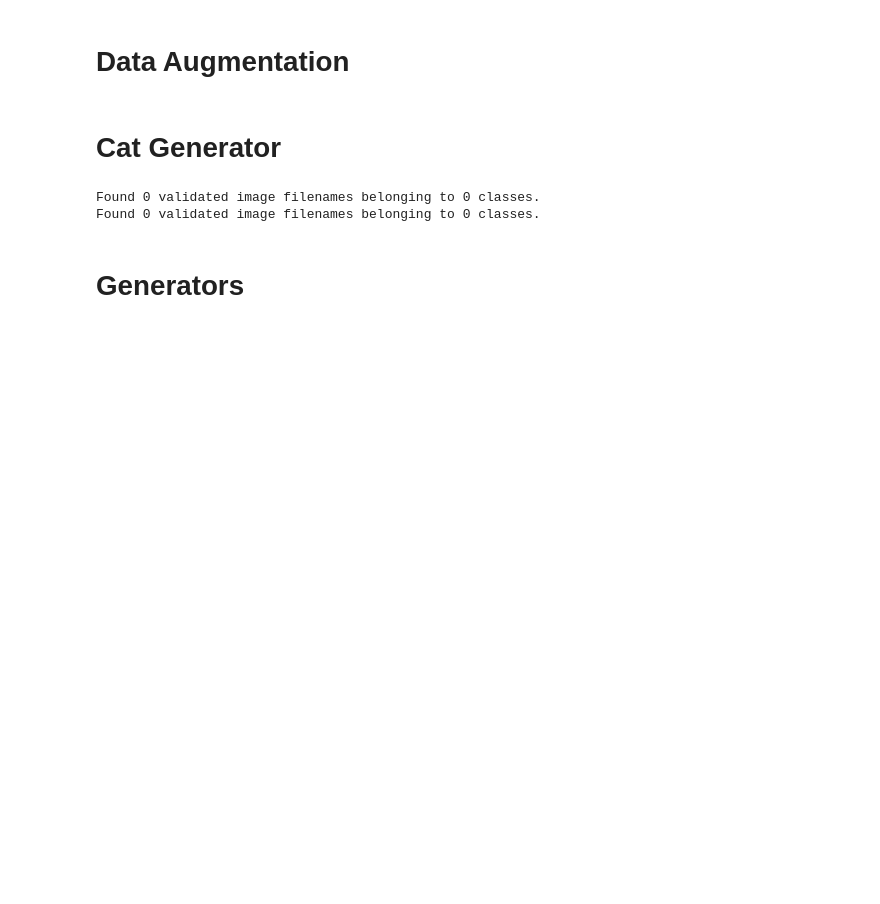
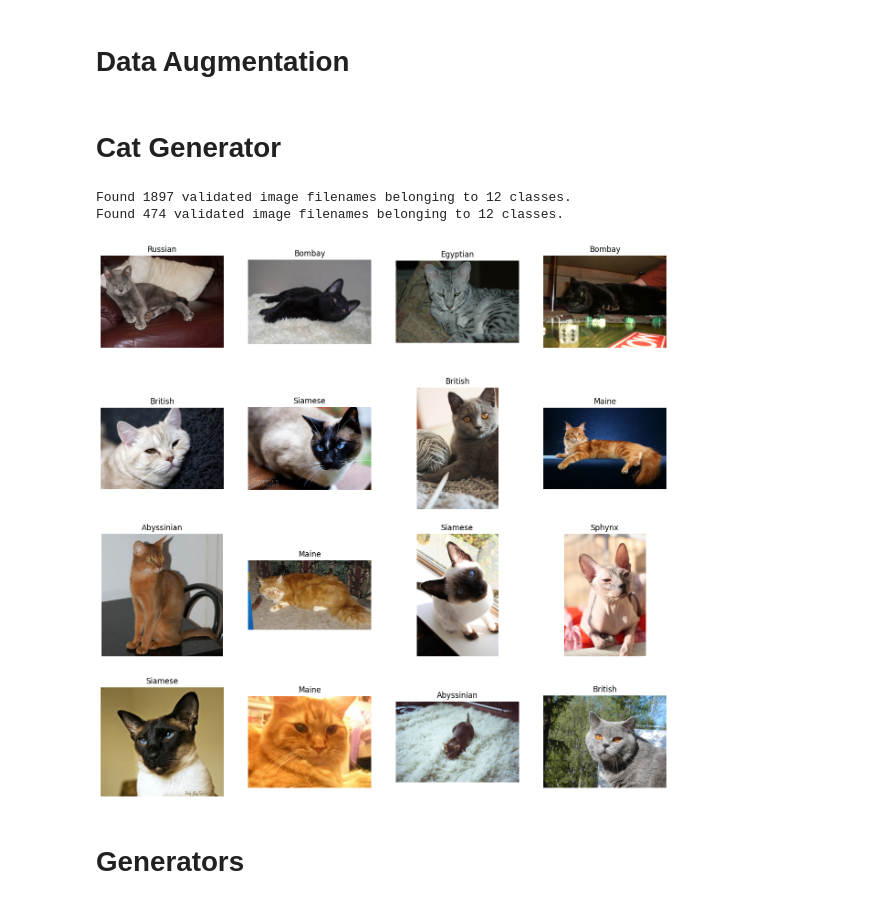
Before and after one commit to Faareh-Ahmed/Cat_and_Dog_Breed_classsification, a Jupyter notebook: CatAndDogBreed.ipynb, the cells around one changed output. Cells and saved outputs as stored; diff of their text form; code cells hidden in the pictures; blank space fills up the shorter version.

Commit message:
Cat breed Visualization

```diff
--- a/CatAndDogBreed.ipynb
+++ b/CatAndDogBreed.ipynb
@@ -211,7 +261,7 @@ def visualize_samples(datagen, row_col_len=4, figsize=None):
     classes = np.array(list(datagen.class_indices))
     labels = classes[np.array(datagen.labels)[random_indexes]]
     filepaths = pd.Series(datagen.filenames)[random_indexes]
-    filepaths = "../input/cats-and-dogs-breeds-classification-oxford-dataset/images/images/" + filepaths
+    filepaths = "/content/images/images/" + filepaths
 
     images = filepaths.apply(get_image).reset_index(drop=True)
     figsize = figsize or np.array((row_col_len, row_col_len)) * 4
@@ -274,7 +324,7 @@ def datagen_flow_dataframe(df,train_datagen,validation_datagen):
 
     train_gen_flow = train_datagen.flow_from_dataframe(
         dataframe=df,
-        directory='../input/cats-and-dogs-breeds-classification-oxford-dataset/images/images',
+        directory='/content/images/images',
         x_col="image",
         y_col='classname',
         target_size=IMG_SHAPE,
@@ -285,7 +335,7 @@ def datagen_flow_dataframe(df,train_datagen,validation_datagen):
 
     valid_gen_flow = validation_datagen.flow_from_dataframe(
             dataframe=df,
-            directory='../input/cats-and-dogs-breeds-classification-oxford-dataset/images/images',
+            directory='/content/images/images',
             x_col='image',
             y_col='classname',
             target_size=IMG_SHAPE,
@@ -299,8 +349,12 @@ def datagen_flow_dataframe(df,train_datagen,validation_datagen):
 # %%
 train_gen_flow_cat, valid_gen_flow_cat = datagen_flow_dataframe(df_cat,train_datagen,validation_datagen)
 # %% [output]
-Found 0 validated image filenames belonging to 0 classes.
-Found 0 validated image filenames belonging to 0 classes.
+Found 1897 validated image filenames belonging to 12 classes.
+Found 474 validated image filenames belonging to 12 classes.
+# %%
+visualize_samples(train_gen_flow_cat)
+# %% [output]
+[figure, added]
 # %% [markdown]
 # Generators
 # %%
```
Also changed, not shown: parts of 6 cells of this notebook.
